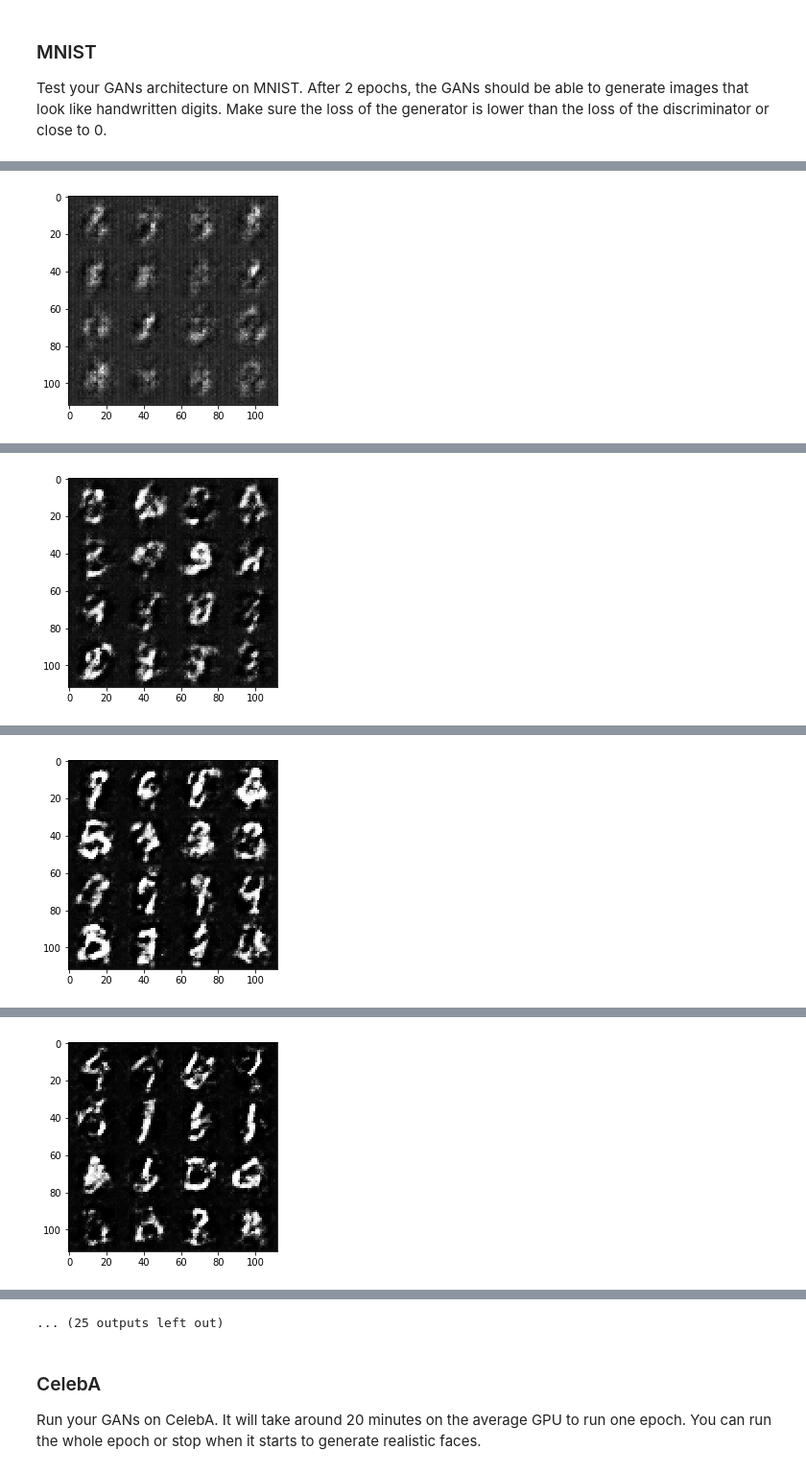
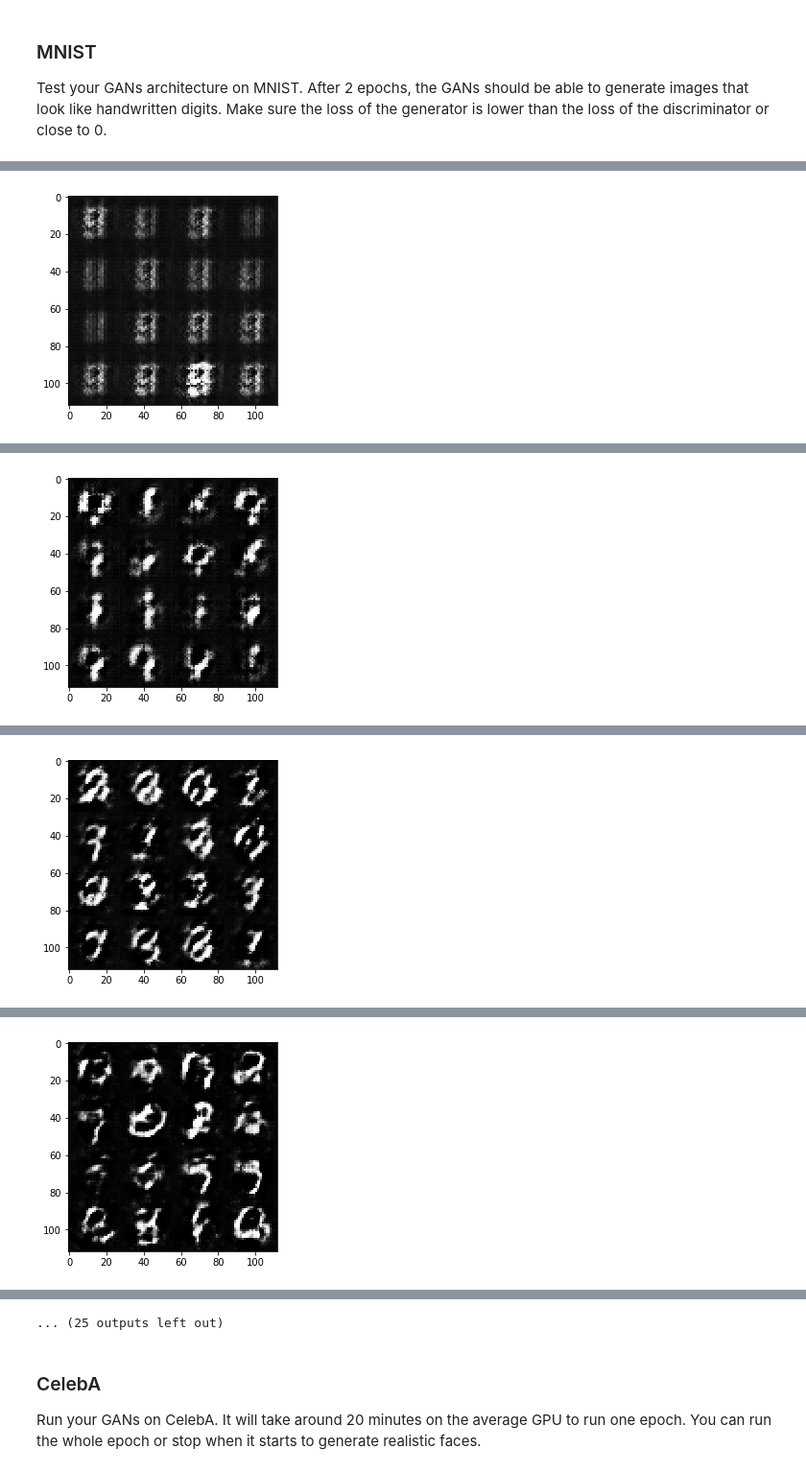
Before and after one commit to etakgoz/deep-learning, a Jupyter notebook: face_generation/dlnd_face_generation.ipynb, the cells around one changed output, grey strips where cells are left out. Shown at 96% size. Drawn from its saved outputs; the diff is of its cells as text; code cells hidden in the pictures.

```diff
--- a/face_generation/dlnd_face_generation.ipynb
+++ b/face_generation/dlnd_face_generation.ipynb
@@ -357,7 +363,6 @@ def train(epoch_count, batch_size, z_dim, learning_rate, beta1, get_batches, dat
 
     saver = tf.train.Saver()
 
-    losses = []
     steps = 0
 
     print_every = 10
@@ -370,23 +375,18 @@ def train(epoch_count, batch_size, z_dim, learning_rate, beta1, get_batches, dat
                 batch_images = batch_images * 2 # to normalize values between -1 and 1
                 steps += 1
 
-                # Sample random noise for G
                 batch_z = np.random.uniform(-1, 1, size=(batch_size, z_dim))
 
-                # Run optimizers
                 _ = sess.run(d_opt, feed_dict={input_real: batch_images, input_z: batch_z, input_learning_rate: learning_rate})
                 _ = sess.run(g_opt, feed_dict={input_z: batch_z, input_real: batch_images, input_learning_rate: learning_rate})
 
                 if steps % print_every == 0:
-                    # At the end of each epoch, get the losses and print them out
                     train_loss_d = d_loss.eval({input_z: batch_z, input_real: batch_images, input_learning_rate: learning_rate})
                     train_loss_g = g_loss.eval({input_z: batch_z, input_learning_rate: learning_rate})
 
                     print("Epoch {}/{}...".format(epoch_i+1, epochs),
                           "Discriminator Loss: {:.4f}...".format(train_loss_d),
                           "Generator Loss: {:.4f}".format(train_loss_g))
-                    # Save losses to view after training
-                    losses.append((train_loss_d, train_loss_g))
 
                 if steps % show_every == 0:
                     show_generator_output(sess, 16, input_z, out_channel_dim, data_image_mode)
@@ -398,8 +398,8 @@ Test your GANs architecture on MNIST.  After 2 epochs, the GANs should be able t
 # %%
 batch_size = 64
 z_dim = 100
-learning_rate = 0.0002
-beta1 = 0.15
+learning_rate = 0.0003
+beta1 = 0.3
 
 
 """
@@ -425 +425 @@ Epoch 1/2... Discriminator Loss: 1.7548... Generator Loss: 3.4597
-[figure, old version]
+[figure, new version]
@@ -436 +436 @@ Epoch 1/2... Discriminator Loss: 0.9515... Generator Loss: 1.1007
-[figure, old version]
+[figure, new version]
@@ -447 +447 @@ Epoch 1/2... Discriminator Loss: 0.9370... Generator Loss: 1.8474
-[figure, old version]
+[figure, new version]
@@ -458 +458 @@ Epoch 1/2... Discriminator Loss: 0.9284... Generator Loss: 1.5130
-[figure, old version]
+[figure, new version]
```
Also changed, not shown: parts of 6 cells of this notebook, 3 other files.
